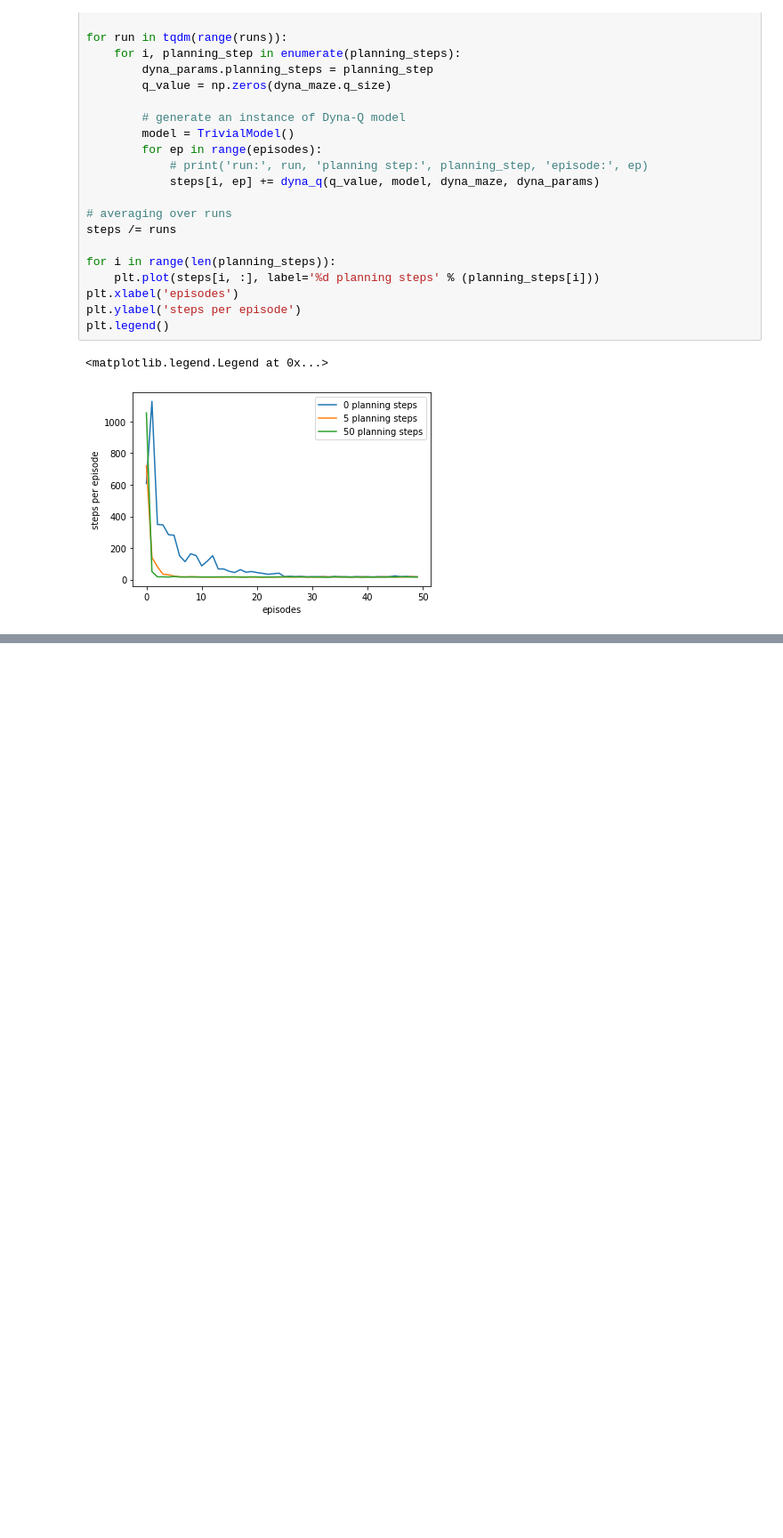
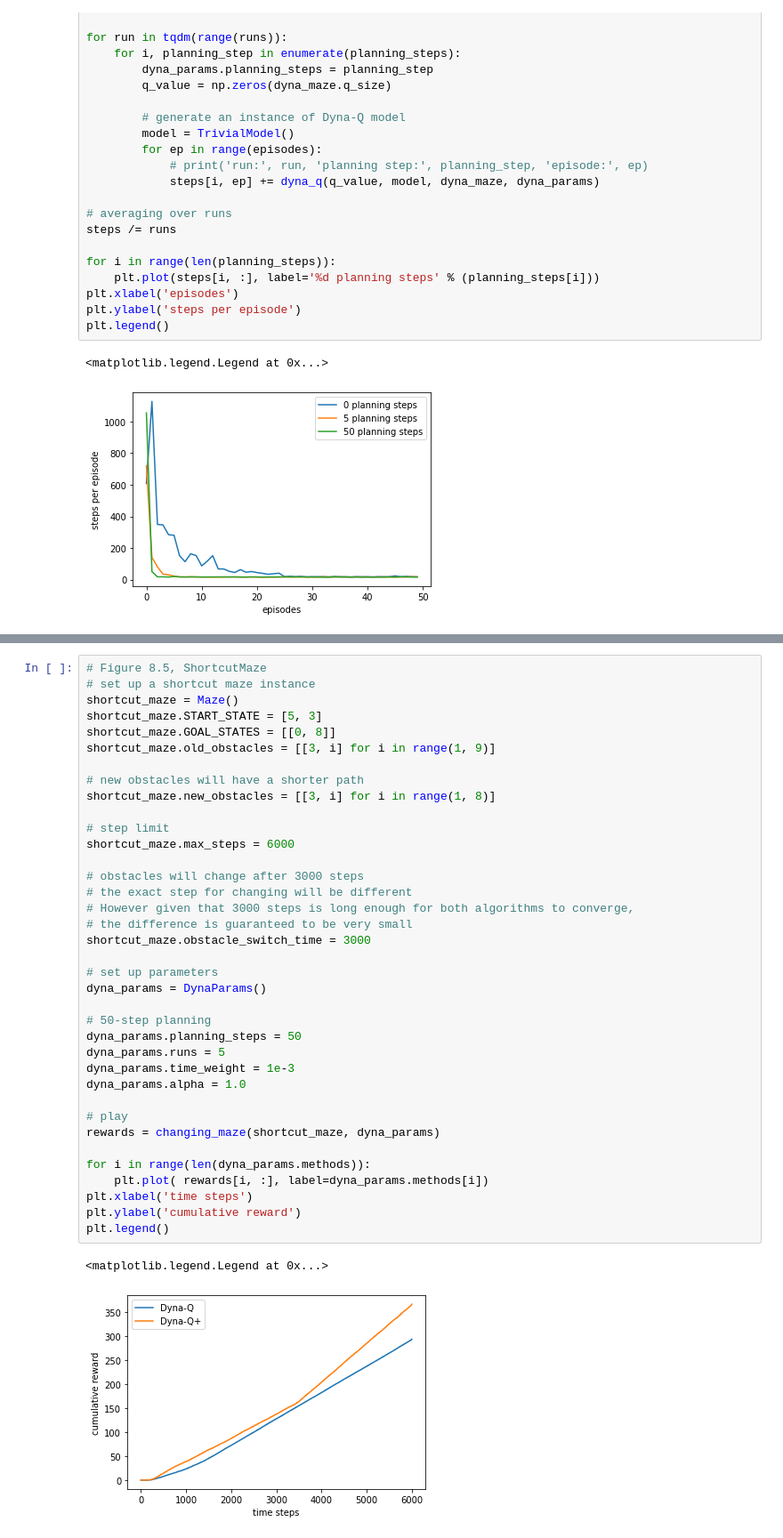
Before and after one commit to wakamori/study-rl, a Jupyter notebook: 08_Planning-Learning-Acting.ipynb, the cells around one changed output, grey strips where cells are left out. Shown: that part at 89% size. Saved outputs shown, nothing was run; the diff lists cells and outputs as text; blank space fills up the shorter version.

```diff
--- a/08_Planning-Learning-Acting.ipynb
+++ b/08_Planning-Learning-Acting.ipynb
@@ -489,0 +561,40 @@ plt.legend()
+# %%
+# Figure 8.5, ShortcutMaze
+# set up a shortcut maze instance
+shortcut_maze = Maze()
+shortcut_maze.START_STATE = [5, 3]
+shortcut_maze.GOAL_STATES = [[0, 8]]
+shortcut_maze.old_obstacles = [[3, i] for i in range(1, 9)]
+
+# new obstacles will have a shorter path
+shortcut_maze.new_obstacles = [[3, i] for i in range(1, 8)]
+
+# step limit
+shortcut_maze.max_steps = 6000
+
+# obstacles will change after 3000 steps
+# the exact step for changing will be different
+# However given that 3000 steps is long enough for both algorithms to converge,
+# the difference is guaranteed to be very small
+shortcut_maze.obstacle_switch_time = 3000
+
+# set up parameters
+dyna_params = DynaParams()
+
+# 50-step planning
+dyna_params.planning_steps = 50
+dyna_params.runs = 5
+dyna_params.time_weight = 1e-3
+dyna_params.alpha = 1.0
+
+# play
+rewards = changing_maze(shortcut_maze, dyna_params)
+
+for i in range(len(dyna_params.methods)):
+    plt.plot( rewards[i, :], label=dyna_params.methods[i])
+plt.xlabel('time steps')
+plt.ylabel('cumulative reward')
+plt.legend()
+# %% [output]
+<matplotlib.legend.Legend at 0x...>
+[figure, added]
```
Also changed, not shown: parts of 4 cells of this notebook.
